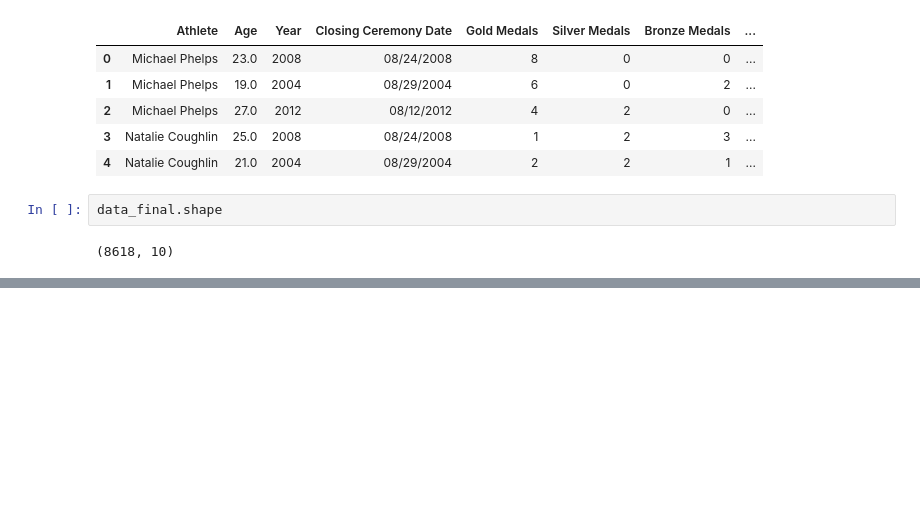
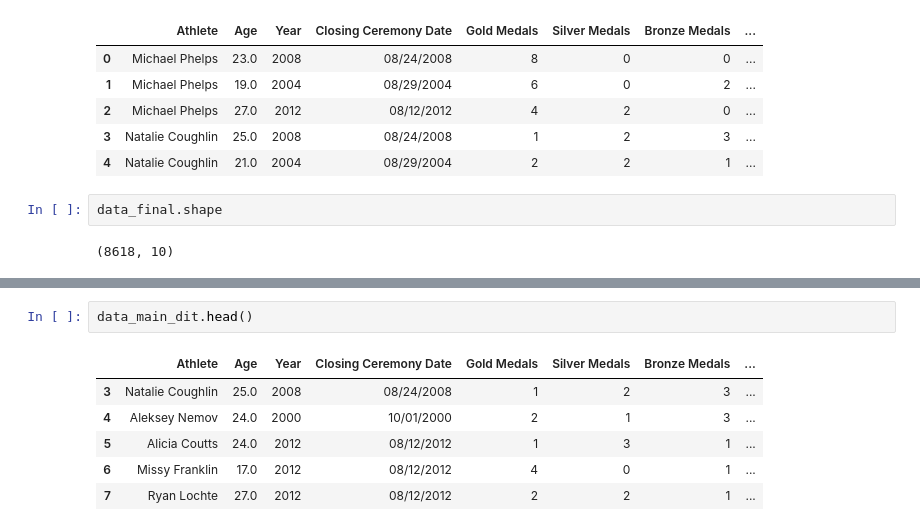
Before and after one commit to Kaiziferr/Data_Science_Workshops, a Jupyter notebook: Workshop_4/Manejo_data.ipynb, the cells around one changed output, grey strips where cells are left out. Saved outputs shown, nothing was run; the diff lists cells and outputs as text; blank space fills up the shorter version.

```diff
--- a/Workshop_4/Manejo_data.ipynb
+++ b/Workshop_4/Manejo_data.ipynb
@@ -621,0 +672,9 @@ data_final.shape
+# %%
+data_main_dit.head()
+# %% [output]
+|  | Athlete | Age | Year | Closing Ceremony Date | Gold Medals | Silver Medals | Bronze Medals | ... |
+| 3 | Natalie Coughlin | 25.0 | 2008 | 08/24/2008 | 1 | 2 | 3 | ... |
+| 4 | Aleksey Nemov | 24.0 | 2000 | 10/01/2000 | 2 | 1 | 3 | ... |
+| 5 | Alicia Coutts | 24.0 | 2012 | 08/12/2012 | 1 | 3 | 1 | ... |
+| 6 | Missy Franklin | 17.0 | 2012 | 08/12/2012 | 4 | 0 | 1 | ... |
+| 7 | Ryan Lochte | 27.0 | 2012 | 08/12/2012 | 2 | 2 | 1 | ... |
```
Also changed, not shown: parts of 62 cells of this notebook.
